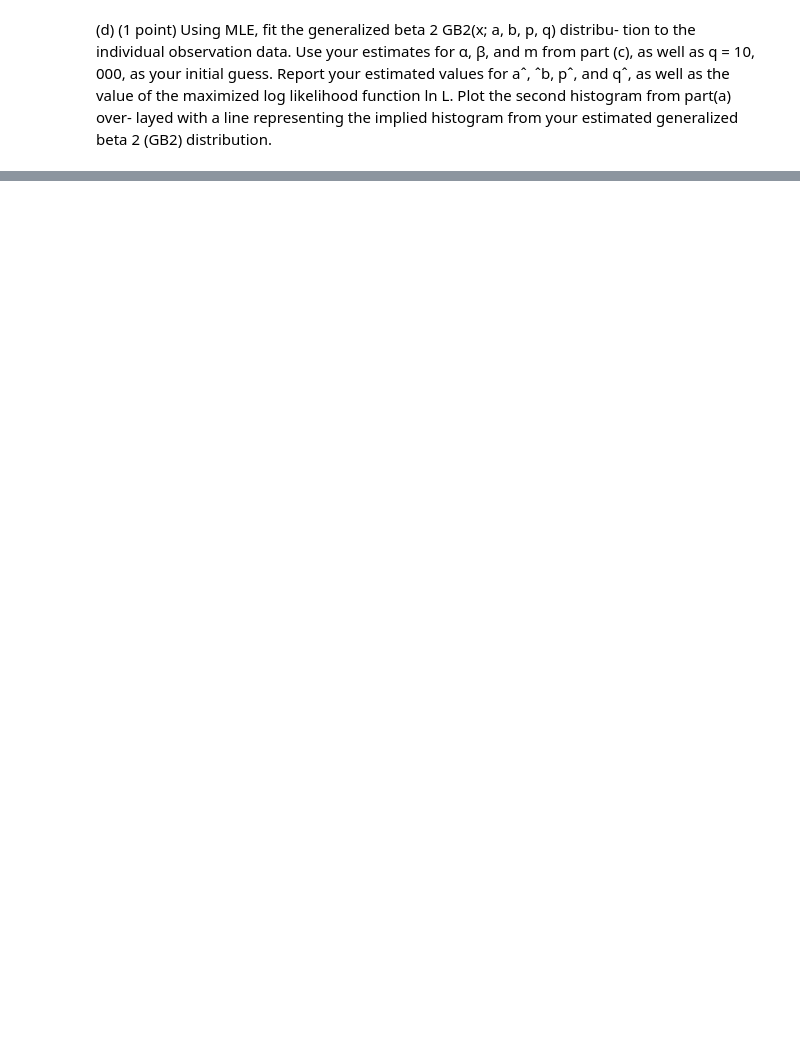
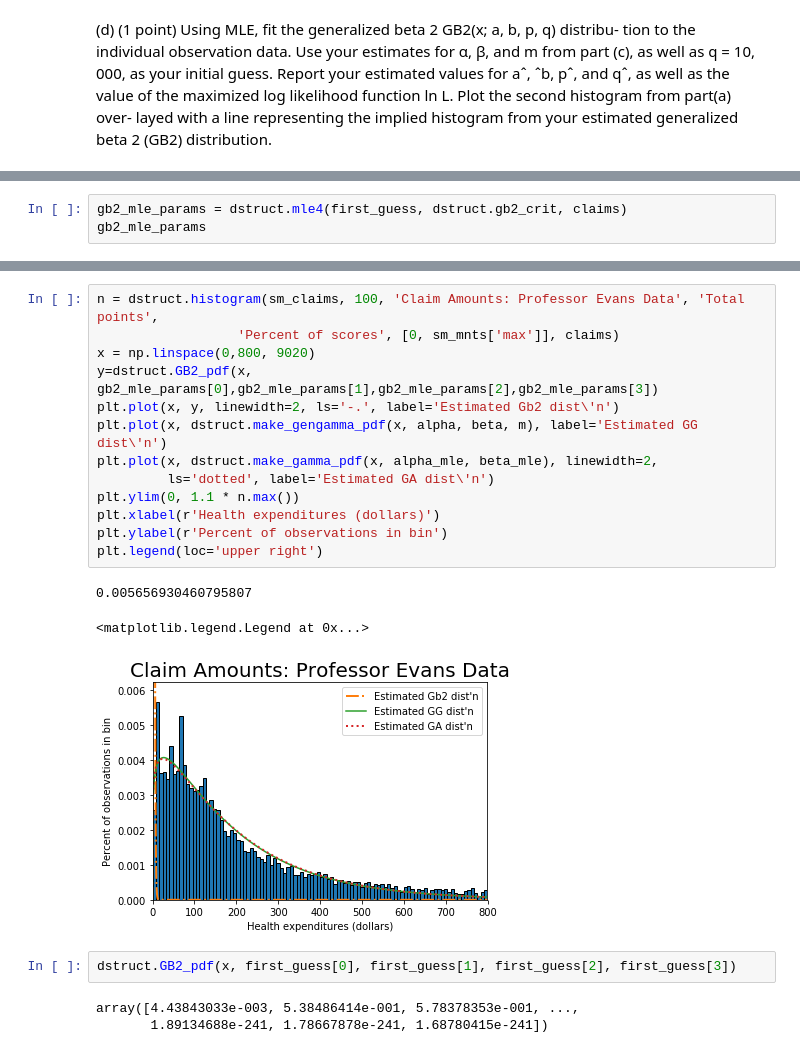
Before and after one commit to davefoote/StructEst_W20, a Jupyter notebook: ProblemSets/PS2/hw2_answers.ipynb, the cells around one changed output, grey strips where cells are left out. Cells and saved outputs as stored; diff of their text form; blank space fills up the shorter version.

```diff
--- a/ProblemSets/PS2/hw2_answers.ipynb
+++ b/ProblemSets/PS2/hw2_answers.ipynb
@@ -150,0 +159,3 @@ first_guess
+# %%
+gb2_mle_params = dstruct.mle4(first_guess, dstruct.gb2_crit, claims)
+gb2_mle_params
@@ -150,0 +177,22 @@ first_guess
+# %%
+n = dstruct.histogram(sm_claims, 100, 'Claim Amounts: Professor Evans Data', 'Total points',
+                  'Percent of scores', [0, sm_mnts['max']], claims)
+x = np.linspace(0,800, 9020)
+y=dstruct.GB2_pdf(x, gb2_mle_params[0],gb2_mle_params[1],gb2_mle_params[2],gb2_mle_params[3])
+plt.plot(x, y, linewidth=2, ls='-.', label='Estimated Gb2 dist\'n')
+plt.plot(x, dstruct.make_gengamma_pdf(x, alpha, beta, m), label='Estimated GG dist\'n')
+plt.plot(x, dstruct.make_gamma_pdf(x, alpha_mle, beta_mle), linewidth=2,
+         ls='dotted', label='Estimated GA dist\'n')
+plt.ylim(0, 1.1 * n.max())
+plt.xlabel(r'Health expenditures (dollars)')
+plt.ylabel(r'Percent of observations in bin')
+plt.legend(loc='upper right')
+# %% [output]
+0.005656930460795807
+<matplotlib.legend.Legend at 0x...>
+[figure, added]
+# %%
+dstruct.GB2_pdf(x, first_guess[0], first_guess[1], first_guess[2], first_guess[3])
+# %% [output]
+array([4.43843033e-003, 5.38486414e-001, 5.78378353e-001, ...,
+       1.89134688e-241, 1.78667878e-241, 1.68780415e-241])
```
Also changed, not shown: parts of 18 cells of this notebook, 1 other file.
